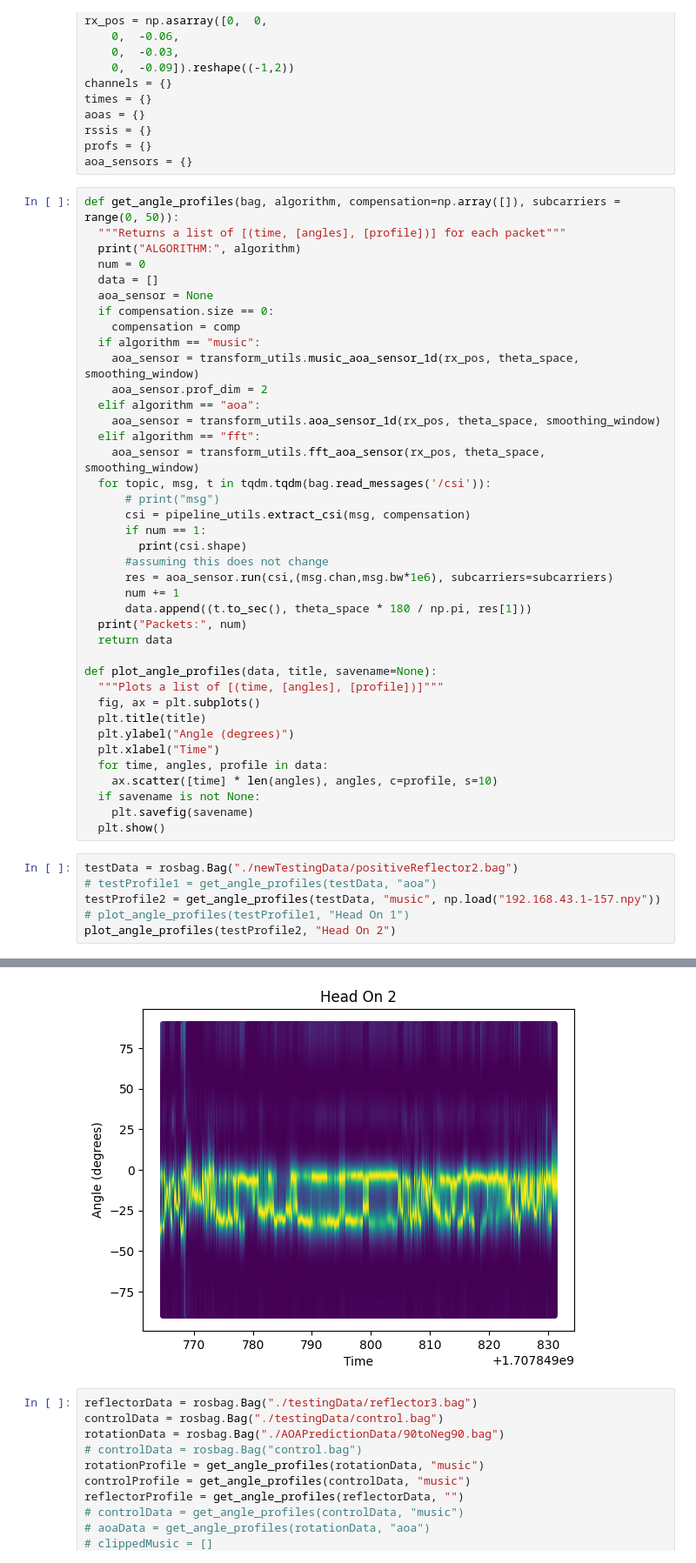
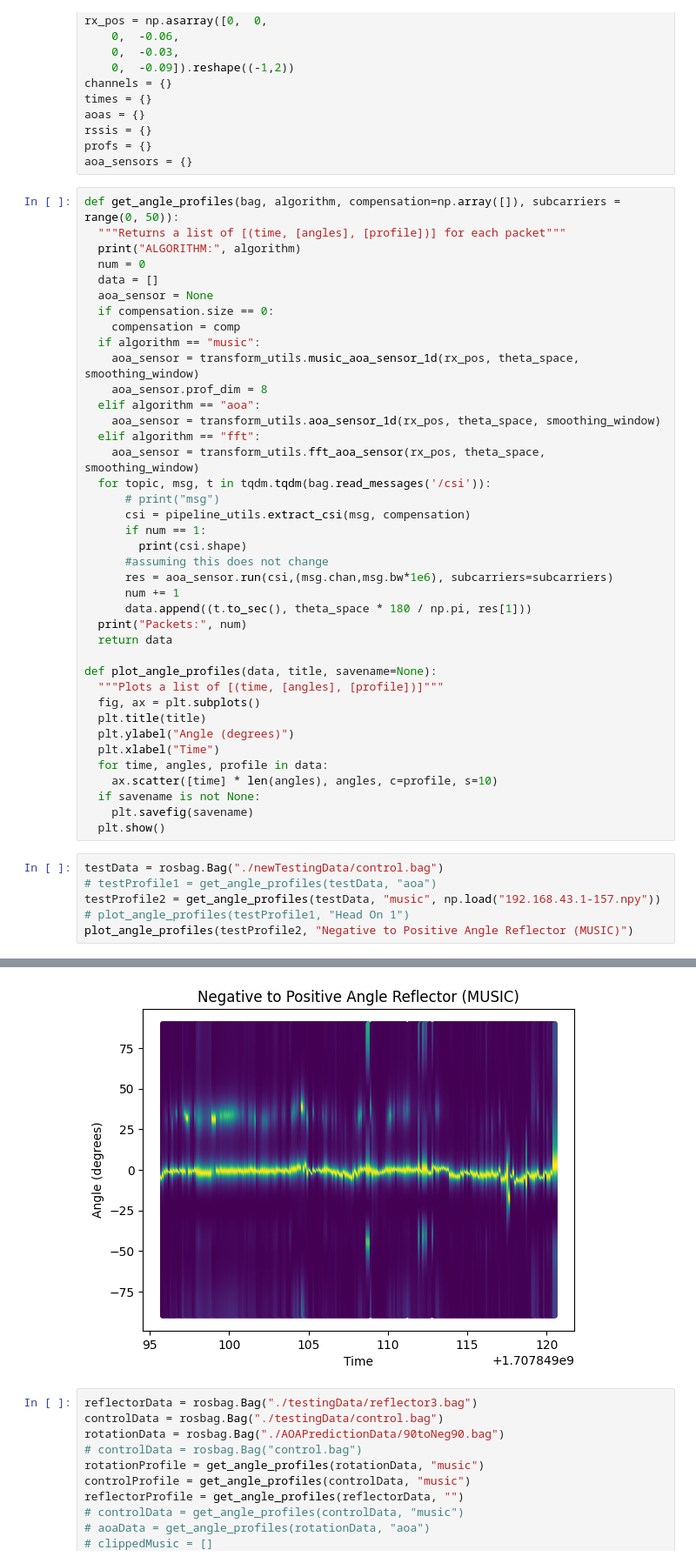
Before and after one commit to Navidt/SignalPropogation, a Jupyter notebook: visualization copy.ipynb, the cells around one changed output, grey strips where cells are left out. Shown at 87% size. Saved outputs shown, nothing was run; the diff lists cells and outputs as text.

```diff
--- a/visualization copy.ipynb
+++ b/visualization copy.ipynb
@@ -233,7 +233,7 @@ def get_angle_profiles(bag, algorithm, compensation=np.array([]), subcarriers =
     compensation = comp
   if algorithm == "music":
     aoa_sensor = transform_utils.music_aoa_sensor_1d(rx_pos, theta_space, smoothing_window)
-    aoa_sensor.prof_dim = 2
+    aoa_sensor.prof_dim = 8
   elif algorithm == "aoa":
     aoa_sensor = transform_utils.aoa_sensor_1d(rx_pos, theta_space, smoothing_window)
   elif algorithm == "fft":
@@ -262,11 +262,11 @@ def plot_angle_profiles(data, title, savename=None):
     plt.savefig(savename)
   plt.show()
 # %%
-testData = rosbag.Bag("./newTestingData/positiveReflector2.bag")
+testData = rosbag.Bag("./newTestingData/control.bag")
 # testProfile1 = get_angle_profiles(testData, "aoa")
 testProfile2 = get_angle_profiles(testData, "music", np.load("192.168.43.1-157.npy"))
 # plot_angle_profiles(testProfile1, "Head On 1")
-plot_angle_profiles(testProfile2, "Head On 2")
+plot_angle_profiles(testProfile2, "Negative to Positive Angle Reflector (MUSIC)")
 # %% [output]
 ALGORITHM: music
 (50, 4, 4)
@@ -274,4 +274,4 @@ Packets: 541
-[figure, old version]
+[figure, new version]
 # %%
 reflectorData = rosbag.Bag("./testingData/reflector3.bag")
 controlData = rosbag.Bag("./testingData/control.bag")
```
Also changed, not shown: parts of 1 cell of this notebook, 1 other file.
